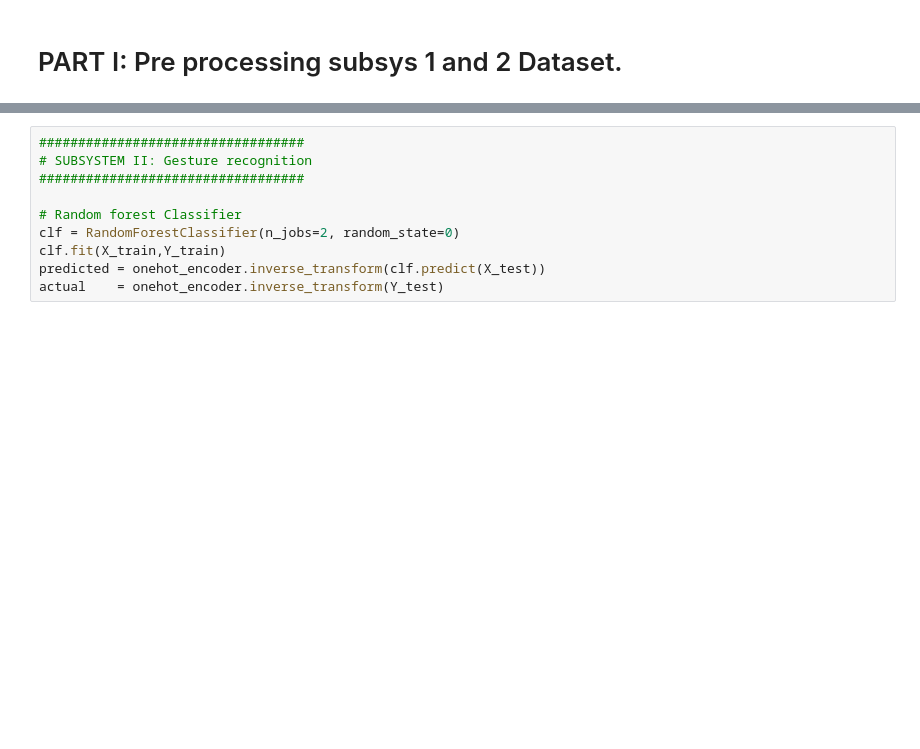
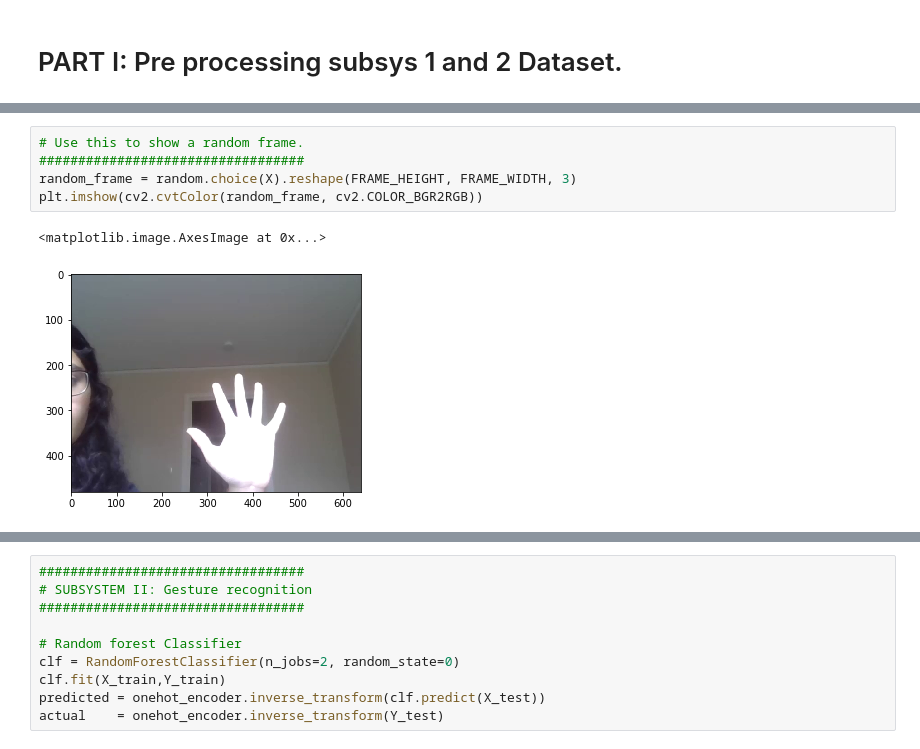
Before and after one commit to dikioth/hand-gesture-interaction, a Jupyter notebook: Elvis.ipynb, the cells around one changed output, grey strips where cells are left out. Drawn from its saved outputs; the diff is of its cells as text; blank space fills up the shorter version.

```diff
--- a/Elvis.ipynb
+++ b/Elvis.ipynb
@@ -19 +88,9 @@ from tqdm.notebook import tqdm
+# %%
+# Use this to show a random frame.
+##################################
+random_frame = random.choice(X).reshape(FRAME_HEIGHT, FRAME_WIDTH, 3)
+plt.imshow(cv2.cvtColor(random_frame, cv2.COLOR_BGR2RGB))
+# %% [output]
+<matplotlib.image.AxesImage at 0x...>
+[figure, added]
 # %%
```
Also changed, not shown: parts of 4 cells of this notebook.
